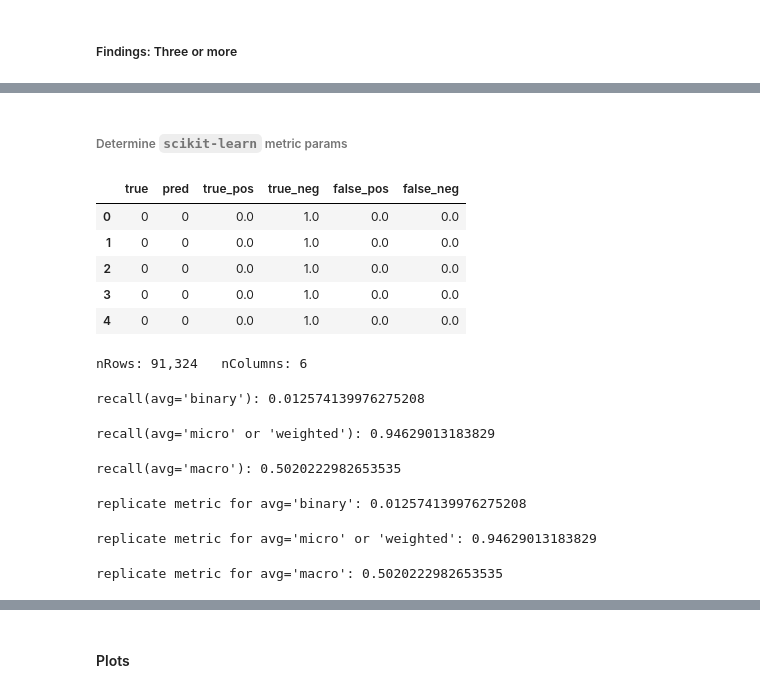
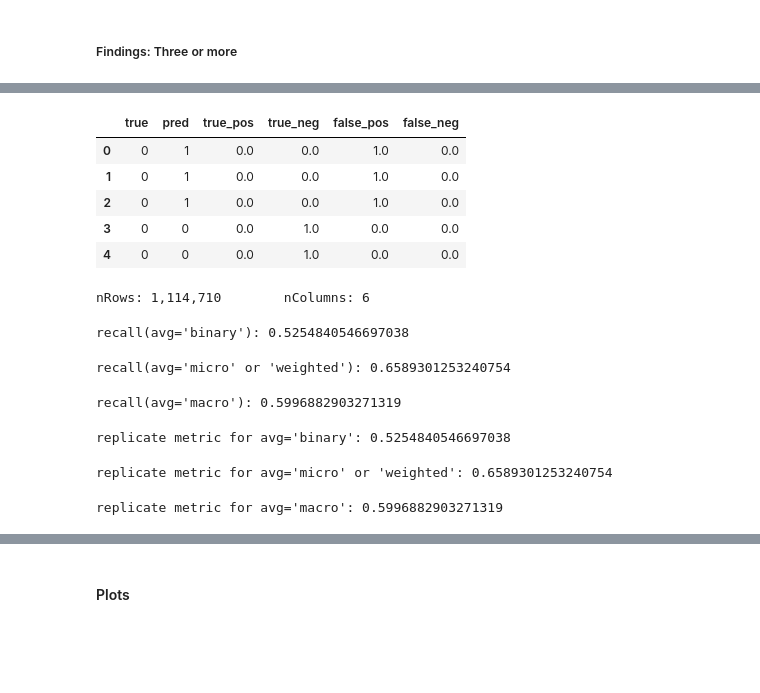
Before and after one commit to mark-rustad/CheXagent, a Jupyter notebook: get_started.ipynb, the cells around one changed output, grey strips where cells are left out. Drawn from its saved outputs; the diff is of its cells as text; code cells hidden in the pictures; blank space fills up the shorter version.

```diff
--- a/get_started.ipynb
+++ b/get_started.ipynb
@@ -295,7 +250,3 @@ for f in filelist:
     results = pd.concat([results, df_i])
 
 results = results.drop_duplicates(ignore_index=True)
-results["n_labels"] = results["finding_labels"].transform(count_substrings)
-results = results[["image_index", "finding_labels", "n_labels", "prompt_key", "response"]]
-
-disp_df(results)
@@ -423,9 +381,0 @@ nRows: 91,324   nColumns: 21
-# %%
-y_true = df_res["finding_labels"].str.split("|")
-y_pred = df_res["true_positives"] + df_res["false_positives"]
-classes = ["Atelectasis", "Cardiomegaly", "Consolidation", "Edema", "Effusion", "Emphysema", "Fibrosis", "Hernia", "Infiltration", "Mass", "Nodule", "Pleural_Thickening", "Pneumonia", "Pneumothorax", "No Finding"]  # fmt: skip # nopep8
-mlb = MultiLabelBinarizer(classes=classes)
-ytrue = mlb.fit_transform(y_true)
-ypred = mlb.fit_transform(y_pred)
-
-display(pd.DataFrame({"y_true": mlb.inverse_transform(ytrue), "y_pred": mlb.inverse_transform(ypred)}))
@@ -446,54 +382,52 @@ display(pd.DataFrame({"y_true": mlb.inverse_transform(ytrue), "y_pred": mlb.inve
-# %% [markdown]
-###### Determine `scikit-learn` metric params
 # %%
 # Isolate one particular label and analyze one binary case
 true_0, pred_0 = ytrue[:, 0], ypred[:, 0]
 temp = pd.DataFrame({"true": ytrue[:, 0], "pred": ypred[:, 0]})
 
-temp["true_pos"] = 0.
+temp["true_pos"] = 0.0
 temp.loc[(temp["true"] == 1) & (temp["pred"] == 1), "true_pos"] = 1
 
-temp["true_neg"] = 0.
+temp["true_neg"] = 0.0
 temp.loc[(temp["true"] == 0) & (temp["pred"] == 0), "true_neg"] = 1
 
-temp["false_pos"] = 0.
+temp["false_pos"] = 0.0
 temp.loc[(temp["true"] == 0) & (temp["pred"] == 1), "false_pos"] = 1
 
-temp["false_neg"] = 0.
+temp["false_neg"] = 0.0
 temp.loc[(temp["true"] == 1) & (temp["pred"] == 0), "false_neg"] = 1
 
 disp_df(temp)
 
 val_binary = recall_score(true_0, pred_0, average="binary", zero_division=0.0)
 val_micro = recall_score(true_0, pred_0, average="micro", zero_division=0.0)
 val_macro = recall_score(true_0, pred_0, average="macro", zero_division=0.0)
 print(f"recall(avg='binary'): {val_binary}")
 print(f"recall(avg='micro' or 'weighted'): {val_micro}")
 print(f"recall(avg='macro'): {val_macro}")
 
 # this matches average = "binary"
 val = temp["true_pos"].sum() / (temp["true_pos"].sum() + temp["false_neg"].sum())
 print(f"replicate metric for avg='binary': {val}")
 
 # this matches average = "micro" or "weighted"
 val = (temp["true_pos"].sum() + temp["true_neg"].sum()) / temp.shape[0]
 print(f"replicate metric for avg='micro' or 'weighted': {val}")
 
 # this matches average = "macro"
 val = recall_score(true_0, pred_0, average=None, zero_division=0.0).mean()
 print(f"replicate metric for avg='macro': {val}")
 # %% [output]
 |  | true | pred | true_pos | true_neg | false_pos | false_neg |
-| 0 | 0 | 0 | 0.0 | 1.0 | 0.0 | 0.0 |
-| 1 | 0 | 0 | 0.0 | 1.0 | 0.0 | 0.0 |
-| 2 | 0 | 0 | 0.0 | 1.0 | 0.0 | 0.0 |
+| 0 | 0 | 1 | 0.0 | 0.0 | 1.0 | 0.0 |
+| 1 | 0 | 1 | 0.0 | 0.0 | 1.0 | 0.0 |
+| 2 | 0 | 1 | 0.0 | 0.0 | 1.0 | 0.0 |
 | 3 | 0 | 0 | 0.0 | 1.0 | 0.0 | 0.0 |
 | 4 | 0 | 0 | 0.0 | 1.0 | 0.0 | 0.0 |
-nRows: 91,324   nColumns: 6
+nRows: 1,114,710        nColumns: 6
-recall(avg='binary'): 0.012574139976275208
+recall(avg='binary'): 0.5254840546697038
-recall(avg='micro' or 'weighted'): 0.94629013183829
+recall(avg='micro' or 'weighted'): 0.6589301253240754
-recall(avg='macro'): 0.5020222982653535
+recall(avg='macro'): 0.5996882903271319
-replicate metric for avg='binary': 0.012574139976275208
+replicate metric for avg='binary': 0.5254840546697038
-replicate metric for avg='micro' or 'weighted': 0.94629013183829
+replicate metric for avg='micro' or 'weighted': 0.6589301253240754
-replicate metric for avg='macro': 0.5020222982653535
+replicate metric for avg='macro': 0.5996882903271319
 # %%
```
Also changed, not shown: parts of 38 cells of this notebook.
